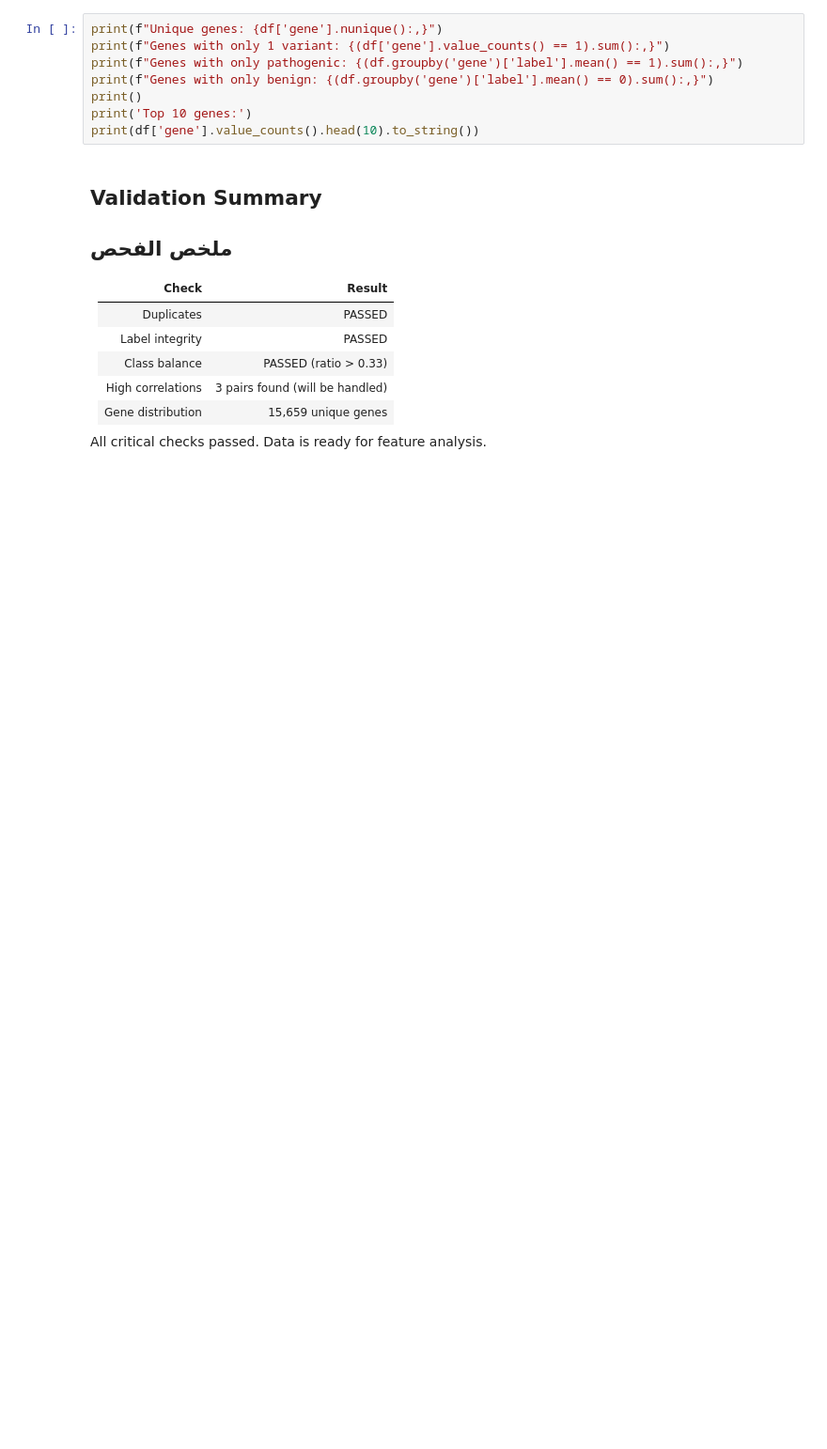
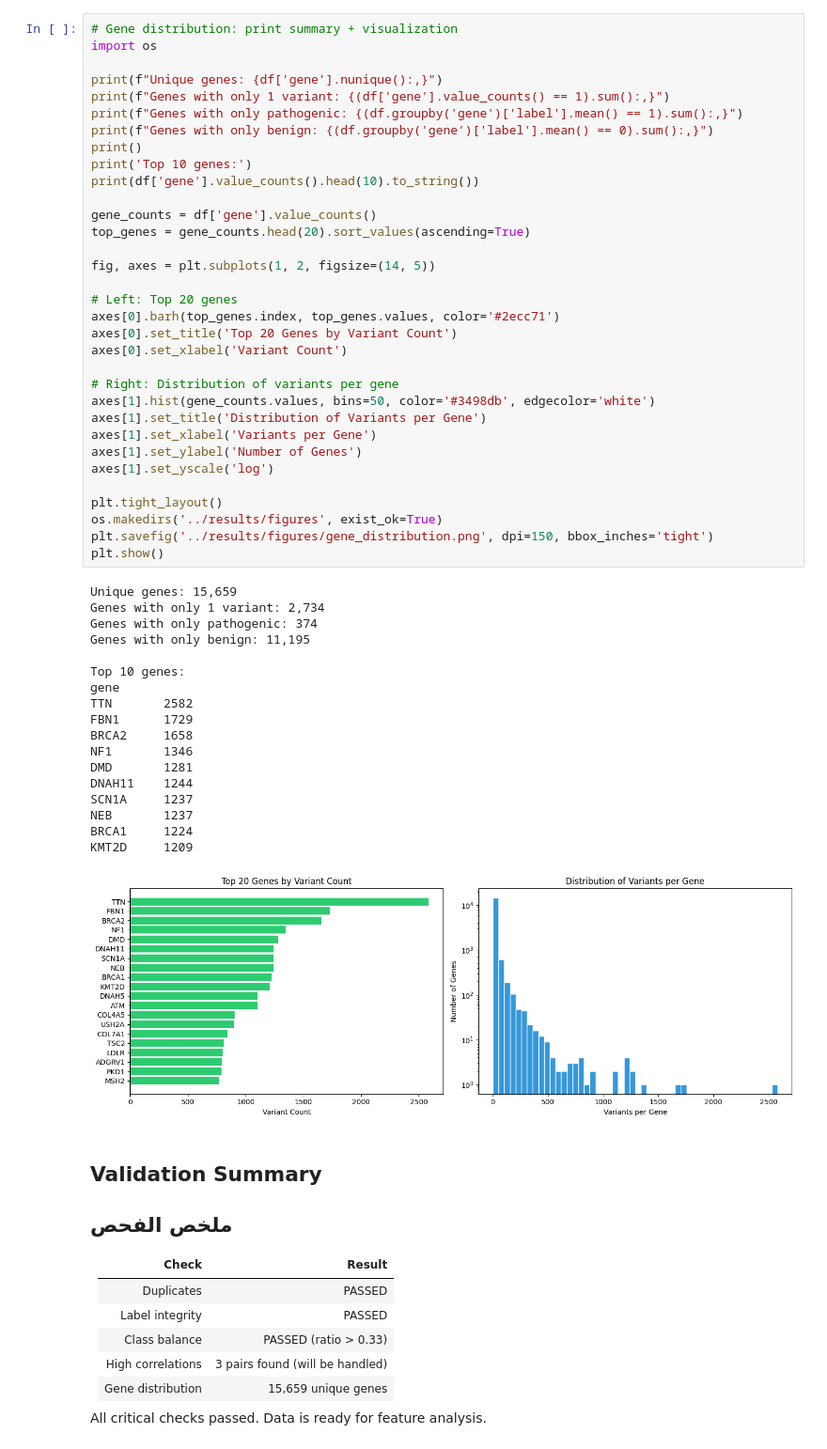
Before and after one commit to RayanAlDwlah/Genetic-Mutation-Detection-project, a Jupyter notebook: notebooks/04_data_validation.ipynb, the cells around one changed output. Shown at 94% size. Drawn from its saved outputs; the diff is of its cells as text; blank space fills up the shorter version.

```diff
--- a/notebooks/04_data_validation.ipynb
+++ b/notebooks/04_data_validation.ipynb
@@ -96,11 +111,55 @@ else:
 # %%
+# Gene distribution: print summary + visualization
+import os
+
 print(f"Unique genes: {df['gene'].nunique():,}")
 print(f"Genes with only 1 variant: {(df['gene'].value_counts() == 1).sum():,}")
 print(f"Genes with only pathogenic: {(df.groupby('gene')['label'].mean() == 1).sum():,}")
 print(f"Genes with only benign: {(df.groupby('gene')['label'].mean() == 0).sum():,}")
 print()
 print('Top 10 genes:')
 print(df['gene'].value_counts().head(10).to_string())
+
+gene_counts = df['gene'].value_counts()
+top_genes = gene_counts.head(20).sort_values(ascending=True)
+
+fig, axes = plt.subplots(1, 2, figsize=(14, 5))
+
+# Left: Top 20 genes
+axes[0].barh(top_genes.index, top_genes.values, color='#2ecc71')
+axes[0].set_title('Top 20 Genes by Variant Count')
+axes[0].set_xlabel('Variant Count')
+
+# Right: Distribution of variants per gene
+axes[1].hist(gene_counts.values, bins=50, color='#3498db', edgecolor='white')
+axes[1].set_title('Distribution of Variants per Gene')
+axes[1].set_xlabel('Variants per Gene')
+axes[1].set_ylabel('Number of Genes')
+axes[1].set_yscale('log')
+
+plt.tight_layout()
+os.makedirs('../results/figures', exist_ok=True)
+plt.savefig('../results/figures/gene_distribution.png', dpi=150, bbox_inches='tight')
+plt.show()
+# %% [output]
+Unique genes: 15,659
+Genes with only 1 variant: 2,734
+Genes with only pathogenic: 374
+Genes with only benign: 11,195
+
+Top 10 genes:
+gene
+TTN       2582
+FBN1      1729
+BRCA2     1658
+NF1       1346
+DMD       1281
+DNAH11    1244
+SCN1A     1237
+NEB       1237
+BRCA1     1224
+KMT2D     1209
+[figure, added]
 # %% [markdown]
 ## Validation Summary
 ## ملخص الفحص
```
Also changed, not shown: parts of 11 cells of this notebook, 31 other files.
